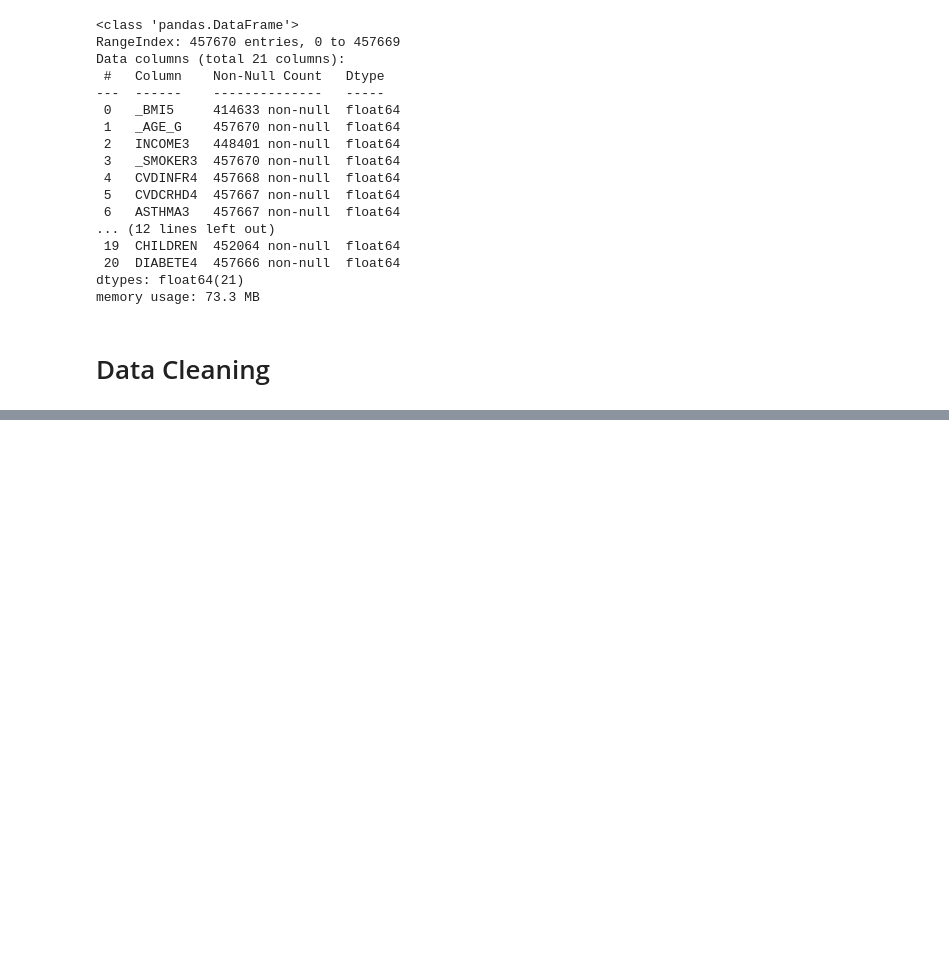
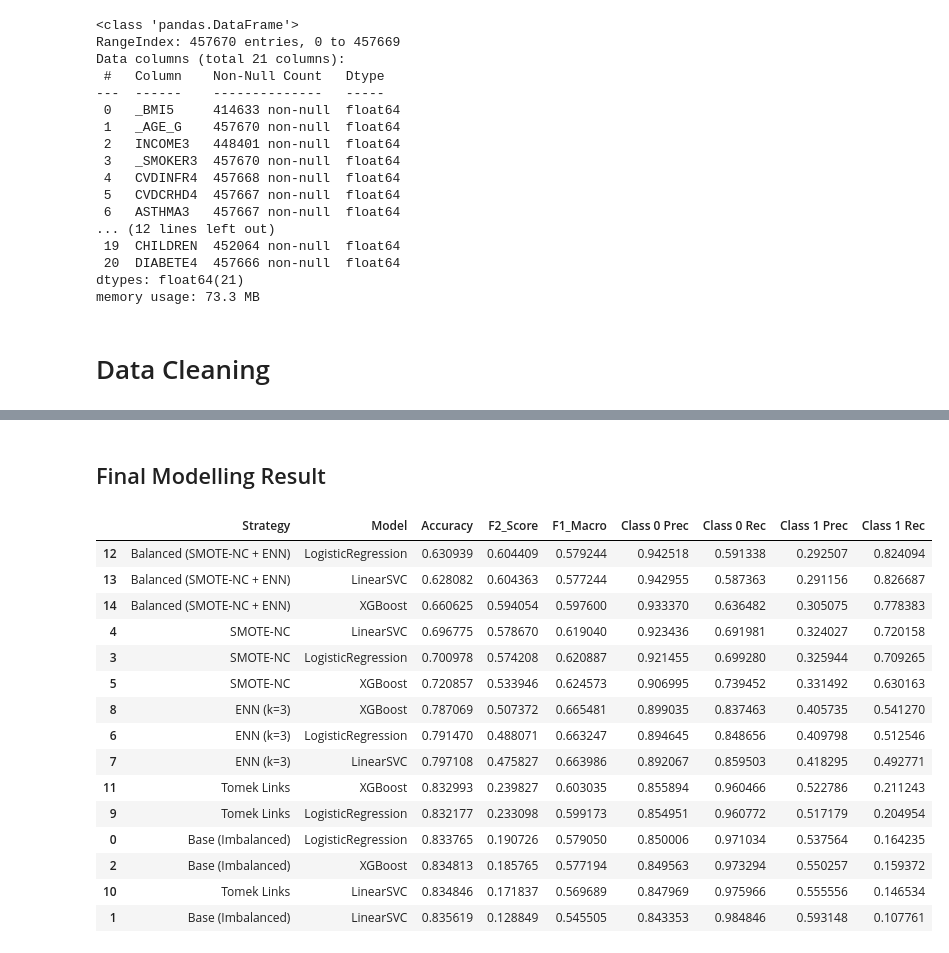
Before and after one commit to yukienjoyer7/Diabetes-Early-Diagnosis-BRFSS-2024, a Jupyter notebook: Modelling_Dion.ipynb, the cells around one changed output, grey strips where cells are left out. Cells and saved outputs as stored; diff of their text form; code cells hidden in the pictures; blank space fills up the shorter version.

Commit message:
feat: add modelling and balancing experiment

```diff
--- a/Modelling_Dion.ipynb
+++ b/Modelling_Dion.ipynb
@@ -96,0 +742,2 @@ From data dictionary, we found out that there is some columns that are encoded w
+# %%
+result_enn = train_and_evaluate(df_train_enn, df_test_fe)
@@ -96,0 +791,3 @@ From data dictionary, we found out that there is some columns that are encoded w
+# %%
+result_tl = train_and_evaluate(df_train_tl, df_test_fe)
+result_tl
@@ -96,0 +808,20 @@ From data dictionary, we found out that there is some columns that are encoded w
+# %%
+X_train = df_train_fe.drop(columns=['DIABETE4'])
+y_train = df_train_fe['DIABETE4']
+
+continuous_features = ['_BMI5', 'MENTHLTH']
+cat_features = [feature for feature in X_train.columns if feature not in continuous_features]
+
+smotenc = SMOTENC(categorical_features=cat_features, random_state=RANDOM_STATE)
+enn = EditedNearestNeighbours(n_neighbors=3, sampling_strategy='all', n_jobs=-1)
+
+X_smote, y_smote = smotenc.fit_resample(X_train, y_train)
+X_res, y_res = enn.fit_resample(X_smote, y_smote)
+
+df_train_balanced = pd.DataFrame(X_res, columns=X_train.columns)
+df_train_balanced['DIABETE4'] = y_res
+
+print(f"Old train shape: {df_train_fe.shape}")
+print(f"New train shape: {df_train_balanced.shape}")
+print(f'Old train target distribution: {df_train_fe['DIABETE4'].value_counts()}')
+print(f'New train target distribution: {df_train_balanced['DIABETE4'].value_counts()}')
@@ -96,0 +839,3 @@ From data dictionary, we found out that there is some columns that are encoded w
+# %%
+result_balanced = train_and_evaluate(df_train_balanced, df_test_fe)
+result_balanced
@@ -96,0 +850,34 @@ From data dictionary, we found out that there is some columns that are encoded w
+# %% [markdown]
+## Final Modelling Result
+# %%
+results = [
+    result_base.assign(Strategy='Base (Imbalanced)'),
+    result_smotenc.assign(Strategy='SMOTE-NC'),
+    result_enn.assign(Strategy='ENN (k=3)'),
+    result_tl.assign(Strategy='Tomek Links'),
+    result_balanced.assign(Strategy='Balanced (SMOTE-NC + ENN)')
+]
+
+df_comparison = pd.concat(results, ignore_index=True)
+
+cols = ['Strategy', 'Model', 'Accuracy','F2_Score', 'F1_Macro', 'Class 0 Prec', 'Class 0 Rec', 'Class 1 Prec', 'Class 1 Rec',]
+df_final = df_comparison[cols].sort_values(by=['F2_Score'], ascending=False)
+
+df_final
+# %% [output]
+|  | Strategy | Model | Accuracy | F2_Score | F1_Macro | Class 0 Prec | Class 0 Rec | Class 1 Prec | Class 1 Rec |
+| 12 | Balanced (SMOTE-NC + ENN) | LogisticRegression | 0.630939 | 0.604409 | 0.579244 | 0.942518 | 0.591338 | 0.292507 | 0.824094 |
+| 13 | Balanced (SMOTE-NC + ENN) | LinearSVC | 0.628082 | 0.604363 | 0.577244 | 0.942955 | 0.587363 | 0.291156 | 0.826687 |
+| 14 | Balanced (SMOTE-NC + ENN) | XGBoost | 0.660625 | 0.594054 | 0.597600 | 0.933370 | 0.636482 | 0.305075 | 0.778383 |
+| 4 | SMOTE-NC | LinearSVC | 0.696775 | 0.578670 | 0.619040 | 0.923436 | 0.691981 | 0.324027 | 0.720158 |
+| 3 | SMOTE-NC | LogisticRegression | 0.700978 | 0.574208 | 0.620887 | 0.921455 | 0.699280 | 0.325944 | 0.709265 |
+| 5 | SMOTE-NC | XGBoost | 0.720857 | 0.533946 | 0.624573 | 0.906995 | 0.739452 | 0.331492 | 0.630163 |
+| 8 | ENN (k=3) | XGBoost | 0.787069 | 0.507372 | 0.665481 | 0.899035 | 0.837463 | 0.405735 | 0.541270 |
+| 6 | ENN (k=3) | LogisticRegression | 0.791470 | 0.488071 | 0.663247 | 0.894645 | 0.848656 | 0.409798 | 0.512546 |
+| 7 | ENN (k=3) | LinearSVC | 0.797108 | 0.475827 | 0.663986 | 0.892067 | 0.859503 | 0.418295 | 0.492771 |
+| 11 | Tomek Links | XGBoost | 0.832993 | 0.239827 | 0.603035 | 0.855894 | 0.960466 | 0.522786 | 0.211243 |
+| 9 | Tomek Links | LogisticRegression | 0.832177 | 0.233098 | 0.599173 | 0.854951 | 0.960772 | 0.517179 | 0.204954 |
+| 0 | Base (Imbalanced) | LogisticRegression | 0.833765 | 0.190726 | 0.579050 | 0.850006 | 0.971034 | 0.537564 | 0.164235 |
+| 2 | Base (Imbalanced) | XGBoost | 0.834813 | 0.185765 | 0.577194 | 0.849563 | 0.973294 | 0.550257 | 0.159372 |
+| 10 | Tomek Links | LinearSVC | 0.834846 | 0.171837 | 0.569689 | 0.847969 | 0.975966 | 0.555556 | 0.146534 |
+| 1 | Base (Imbalanced) | LinearSVC | 0.835619 | 0.128849 | 0.545505 | 0.843353 | 0.984846 | 0.593148 | 0.107761 |
```
Also changed, not shown: parts of 47 cells of this notebook.
